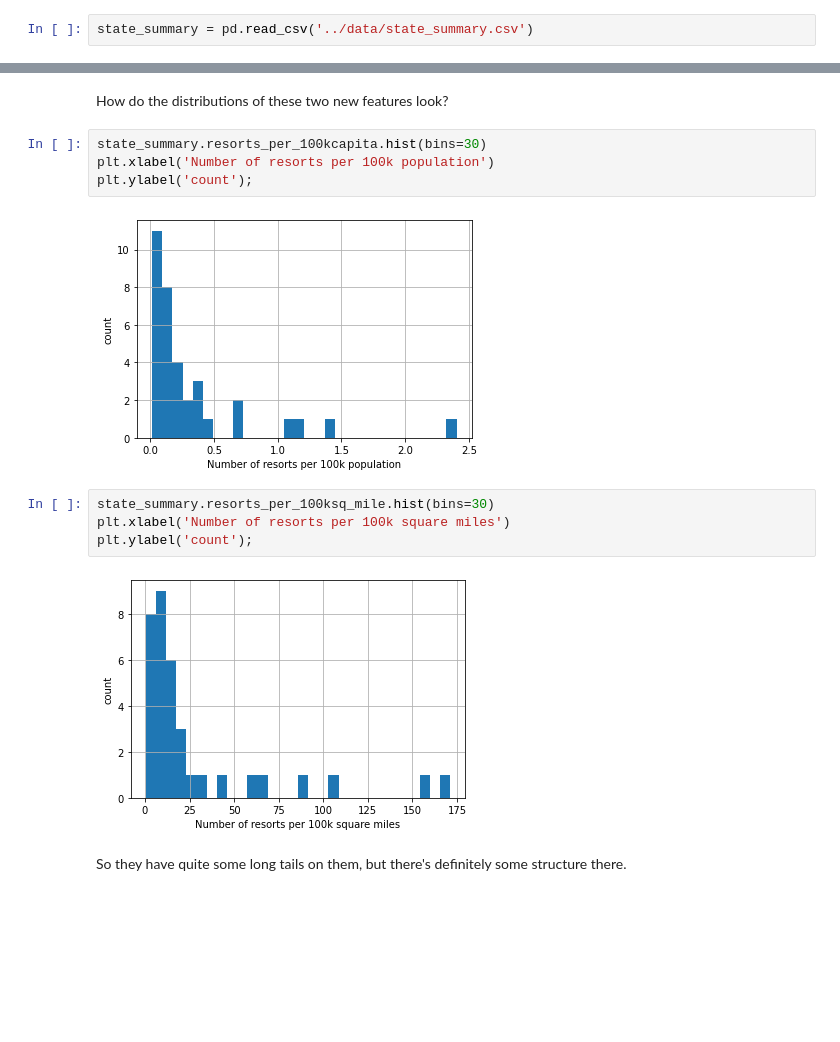
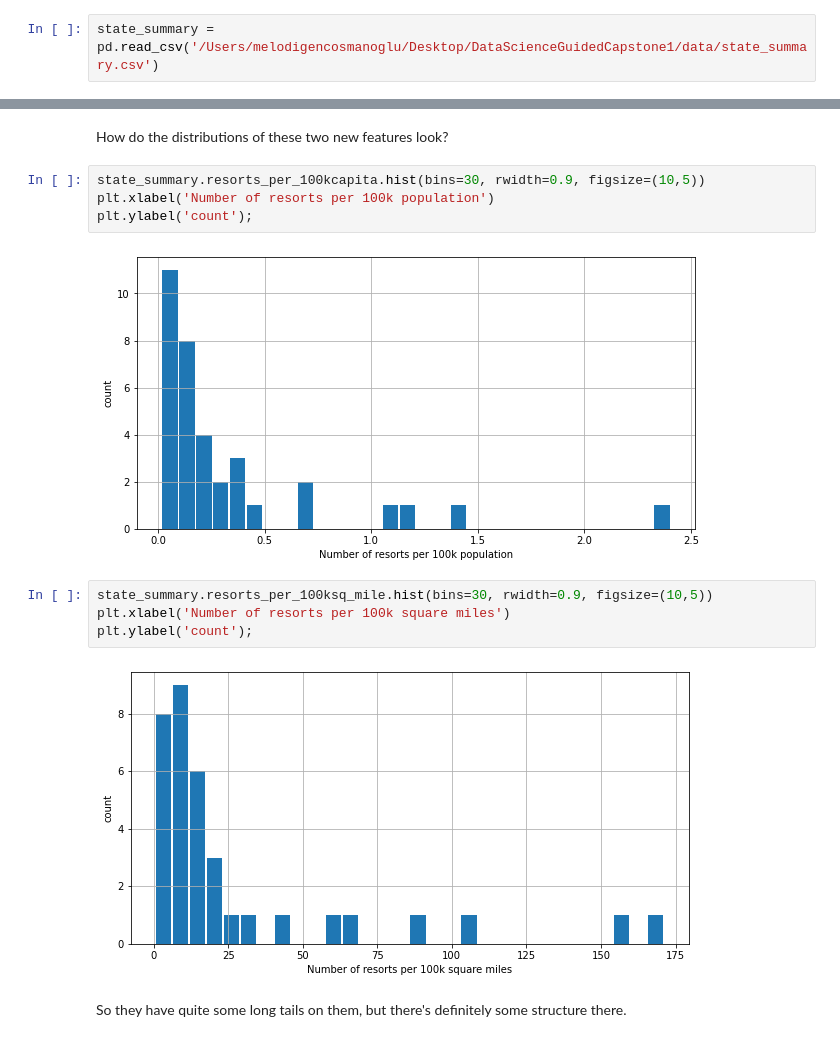
Before and after one commit to melodig/DataScienceGuidedCapstone1, a Jupyter notebook: Notebooks/03_exploratory_data_analysis.ipynb, the cells around one changed output, grey strips where cells are left out. Saved outputs shown, nothing was run; the diff lists cells and outputs as text; blank space fills up the shorter version.

```diff
--- a/Notebooks/03_exploratory_data_analysis.ipynb
+++ b/Notebooks/03_exploratory_data_analysis.ipynb
@@ -88,7 +89,7 @@ ski_data.head()
 # %% [markdown]
 ### 3.4.2 State-wide summary data<a id='3.4.2_State-wide_summary_data'></a>
 # %%
-state_summary = pd.read_csv('../data/state_summary.csv')
+state_summary = pd.read_csv('/Users/melodigencosmanoglu/Desktop/DataScienceGuidedCapstone1/data/state_summary.csv')
 # %%
 state_summary.info()
 # %% [output]
@@ -232,17 +233,17 @@ With the removal of the two columns that only spoke to state-specific data, you
 # %% [markdown]
 How do the distributions of these two new features look?
 # %%
-state_summary.resorts_per_100kcapita.hist(bins=30)
+state_summary.resorts_per_100kcapita.hist(bins=30, rwidth=0.9, figsize=(10,5))
 plt.xlabel('Number of resorts per 100k population')
 plt.ylabel('count');
 # %% [output]
-[figure, old version]
+[figure, new version]
 # %%
-state_summary.resorts_per_100ksq_mile.hist(bins=30)
+state_summary.resorts_per_100ksq_mile.hist(bins=30, rwidth=0.9, figsize=(10,5))
 plt.xlabel('Number of resorts per 100k square miles')
 plt.ylabel('count');
 # %% [output]
-[figure, old version]
+[figure, new version]
 # %% [markdown]
 So they have quite some long tails on them, but there's definitely some structure there.
 # %% [markdown]
```
Also changed, not shown: parts of 21 cells of this notebook.
